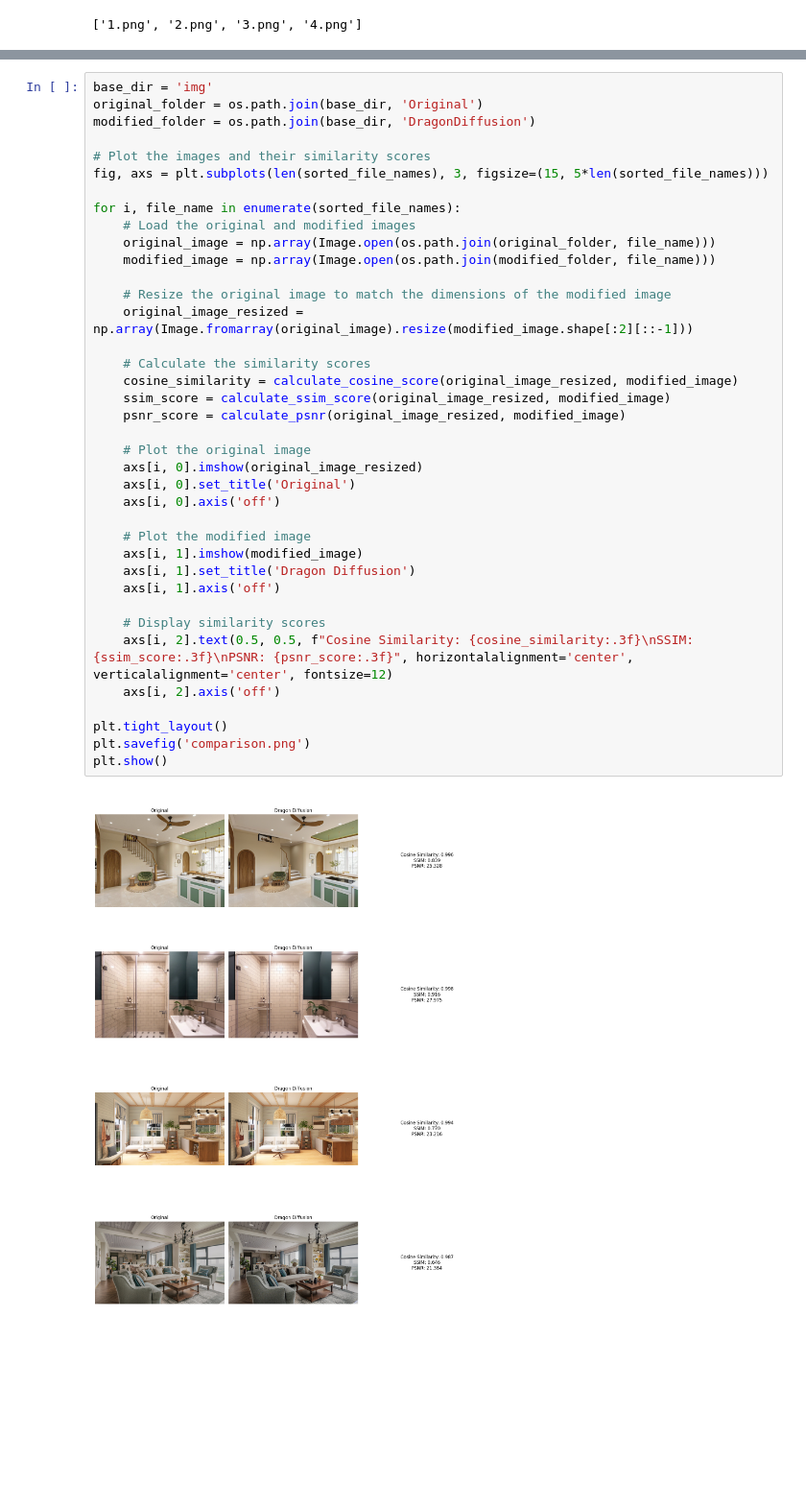
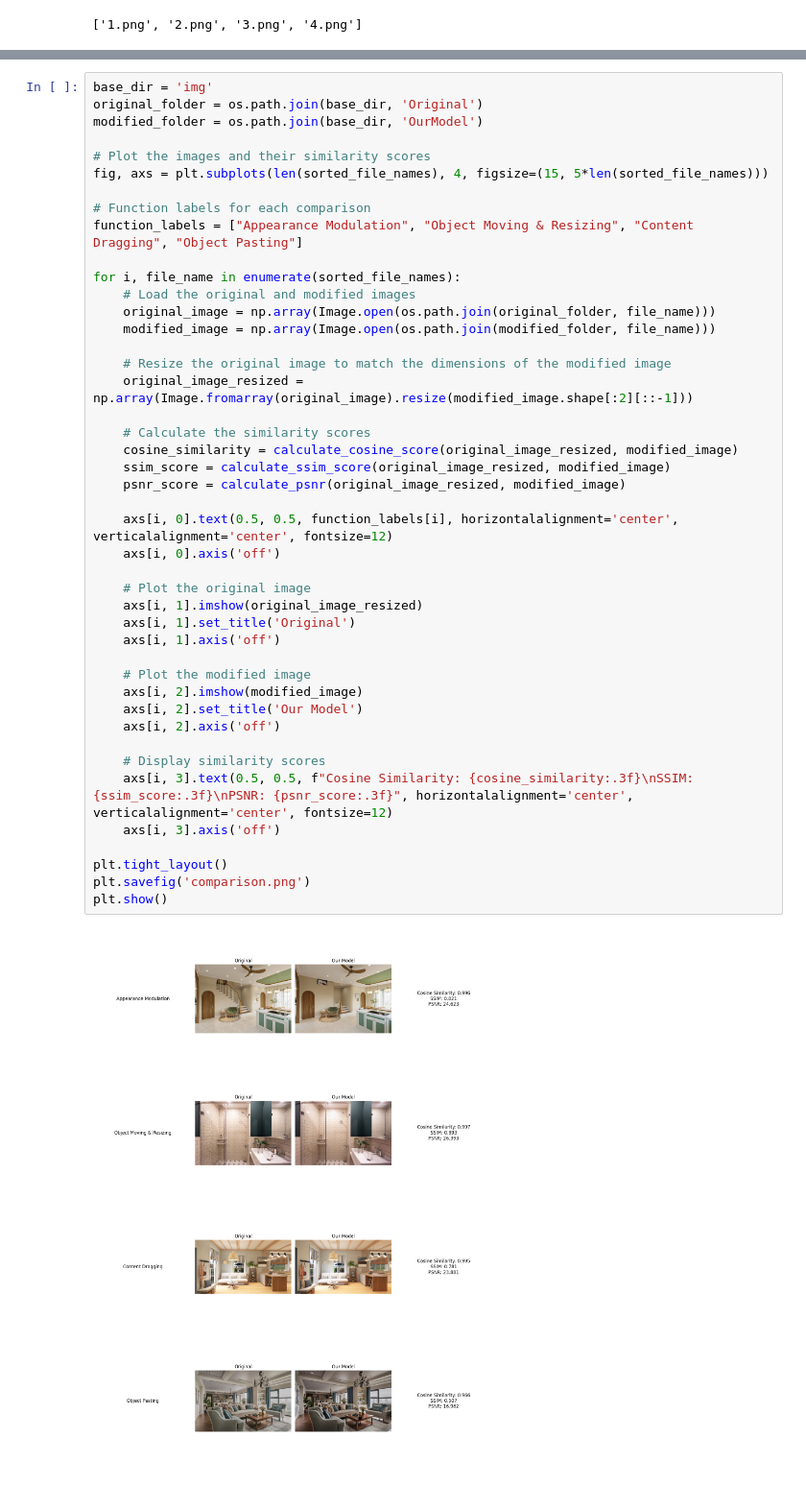
Before and after one commit to Ekanara/AI-Tool-for-Room-Decoration, a Jupyter notebook: plot.ipynb, the cells around one changed output, grey strips where cells are left out. Shown at 96% size. Drawn from its saved outputs; the diff is of its cells as text; blank space fills up the shorter version.

Commit message:
Add functions in comparison

```diff
--- a/plot.ipynb
+++ b/plot.ipynb
@@ -185,40 +185,46 @@ plt.show()
 # %%
 base_dir = 'img'
 original_folder = os.path.join(base_dir, 'Original')
-modified_folder = os.path.join(base_dir, 'DragonDiffusion')
+modified_folder = os.path.join(base_dir, 'OurModel')
 
 # Plot the images and their similarity scores
-fig, axs = plt.subplots(len(sorted_file_names), 3, figsize=(15, 5*len(sorted_file_names)))
+fig, axs = plt.subplots(len(sorted_file_names), 4, figsize=(15, 5*len(sorted_file_names)))
+
+# Function labels for each comparison
+function_labels = ["Appearance Modulation", "Object Moving & Resizing", "Content Dragging", "Object Pasting"]
 
 for i, file_name in enumerate(sorted_file_names):
     # Load the original and modified images
     original_image = np.array(Image.open(os.path.join(original_folder, file_name)))
     modified_image = np.array(Image.open(os.path.join(modified_folder, file_name)))
 
     # Resize the original image to match the dimensions of the modified image
     original_image_resized = np.array(Image.fromarray(original_image).resize(modified_image.shape[:2][::-1]))
 
     # Calculate the similarity scores
     cosine_similarity = calculate_cosine_score(original_image_resized, modified_image)
     ssim_score = calculate_ssim_score(original_image_resized, modified_image)
     psnr_score = calculate_psnr(original_image_resized, modified_image)
 
-    # Plot the original image
-    axs[i, 0].imshow(original_image_resized)
-    axs[i, 0].set_title('Original')
+    axs[i, 0].text(0.5, 0.5, function_labels[i], horizontalalignment='center', verticalalignment='center', fontsize=12)
     axs[i, 0].axis('off')
 
-    # Plot the modified image
-    axs[i, 1].imshow(modified_image)
-    axs[i, 1].set_title('Dragon Diffusion')
+    # Plot the original image
+    axs[i, 1].imshow(original_image_resized)
+    axs[i, 1].set_title('Original')
     axs[i, 1].axis('off')
 
+    # Plot the modified image
+    axs[i, 2].imshow(modified_image)
+    axs[i, 2].set_title('Our Model')
+    axs[i, 2].axis('off')
+
     # Display similarity scores
-    axs[i, 2].text(0.5, 0.5, f"Cosine Similarity: {cosine_similarity:.3f}\nSSIM: {ssim_score:.3f}\nPSNR: {psnr_score:.3f}", horizontalalignment='center', verticalalignment='center', fontsize=12)
-    axs[i, 2].axis('off')
+    axs[i, 3].text(0.5, 0.5, f"Cosine Similarity: {cosine_similarity:.3f}\nSSIM: {ssim_score:.3f}\nPSNR: {psnr_score:.3f}", horizontalalignment='center', verticalalignment='center', fontsize=12)
+    axs[i, 3].axis('off')
 
 plt.tight_layout()
 plt.savefig('comparison.png')
 plt.show()
 # %% [output]
-[figure, old version]
+[figure, new version]
```
Also changed, not shown: 1 other file.
